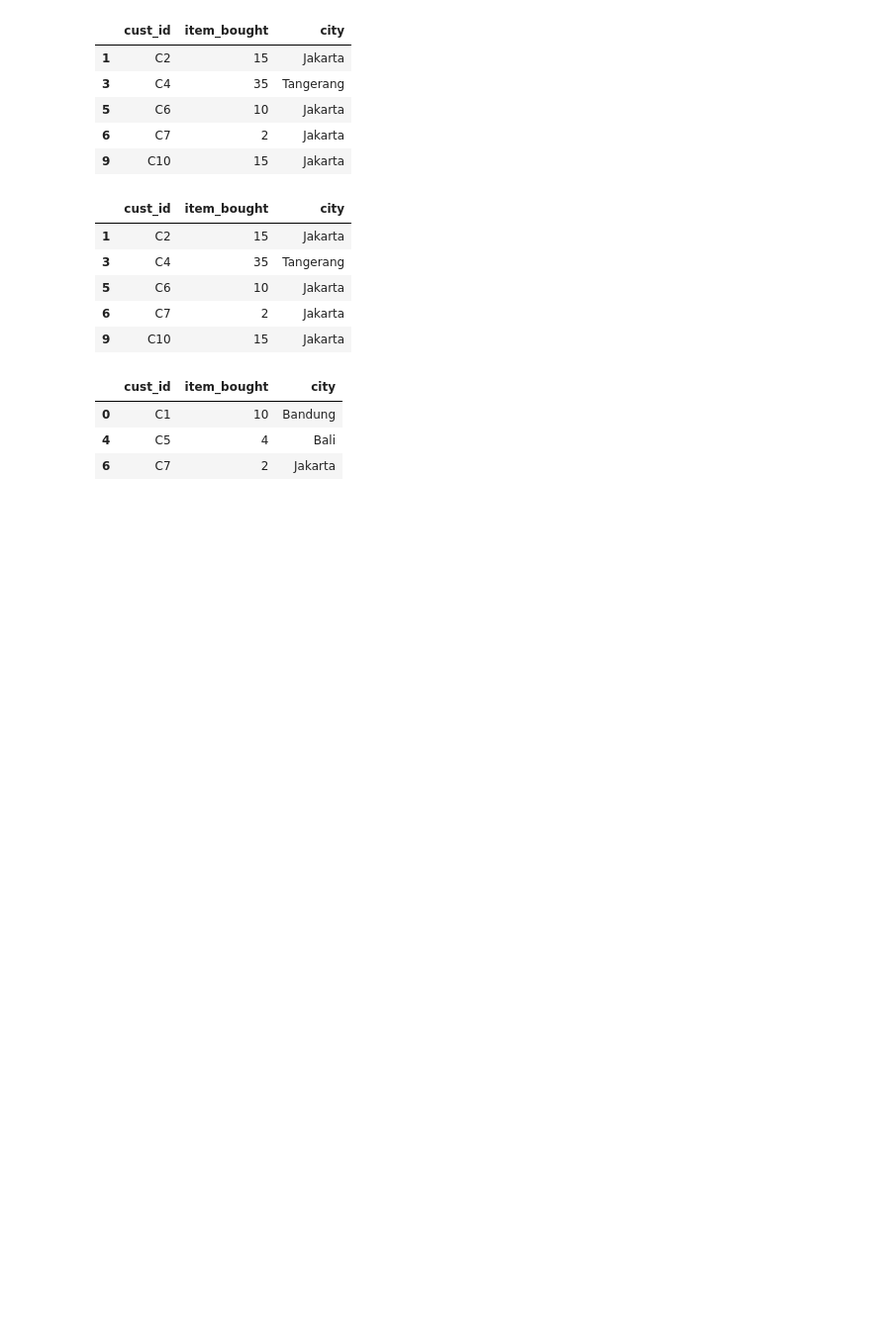
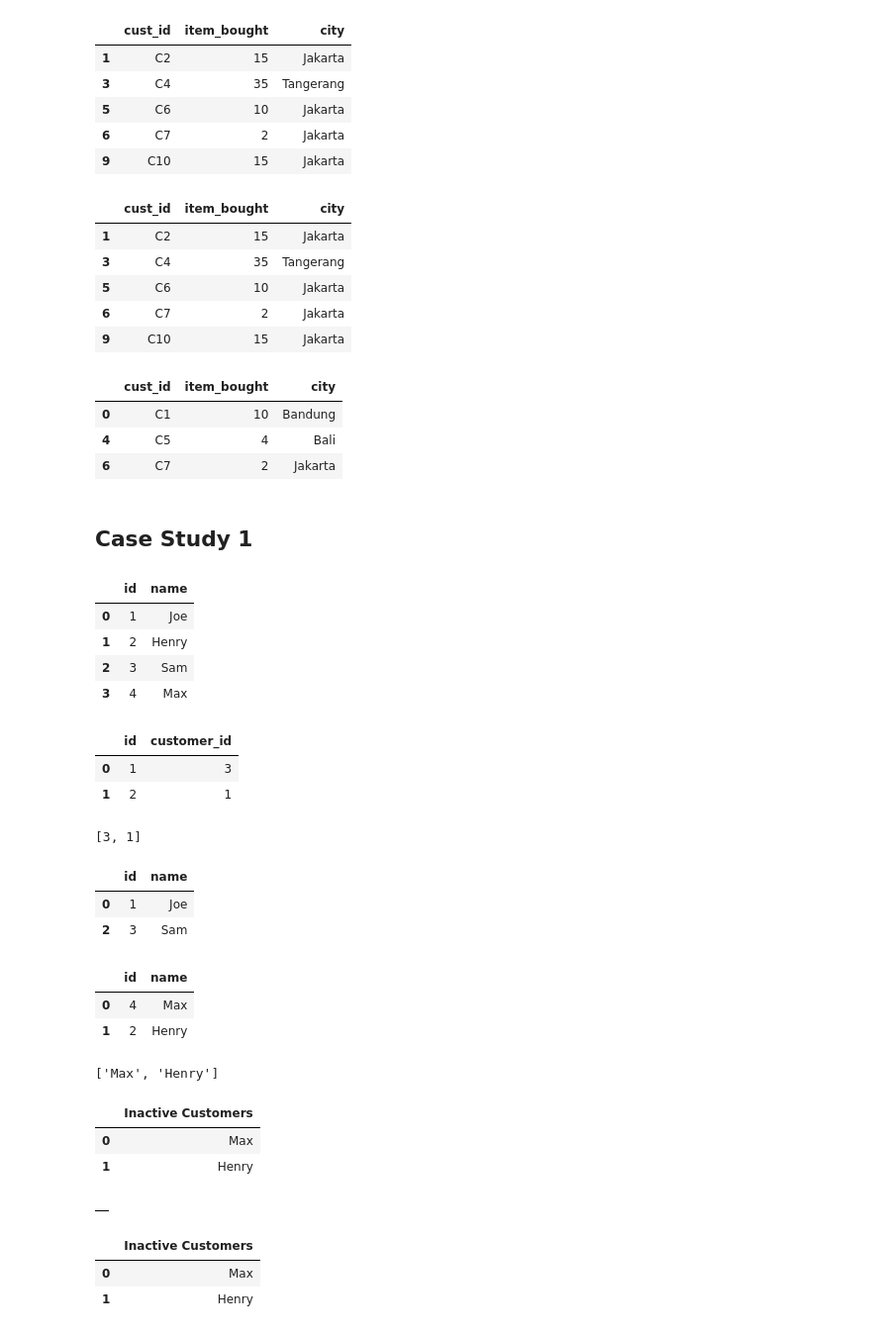
Before and after one commit to zanafiii/data-science-a-z, a Jupyter notebook: Part3_Working with Pandas & DataFrame.ipynb, the cells around one changed output. Shown at 99% size. Saved outputs shown, nothing was run; the diff lists cells and outputs as text; code cells hidden in the pictures; blank space fills up the shorter version.

Commit message:
study case 1

```diff
--- a/Part3_Working with Pandas & DataFrame.ipynb
+++ b/Part3_Working with Pandas & DataFrame.ipynb
@@ -739,3 +739,18 @@ df[(df["cust_id"].isin(list_cust))]
 | 0 | C1 | 10 | Bandung |
 | 4 | C5 | 4 | Bali |
 | 6 | C7 | 2 | Jakarta |
+# %% [markdown]
+## Case Study 1
+# %%
+customers = pd.DataFrame({
+    "id": [1,2,3,4],
+    "name": ["Joe","Henry","Sam","Max"]
+})
+# %%
+customers
+# %% [output]
+|  | id | name |
+| 0 | 1 | Joe |
+| 1 | 2 | Henry |
+| 2 | 3 | Sam |
+| 3 | 4 | Max |
@@ -741,0 +762,17 @@ df[(df["cust_id"].isin(list_cust))]
+# %%
+orders
+# %% [output]
+|  | id | customer_id |
+| 0 | 1 | 3 |
+| 1 | 2 | 1 |
+# %%
+id_order_list = list(orders["customer_id"])
+id_order_list
+# %% [output]
+[3, 1]
+# %%
+customers[(customers["id"].isin(id_order_list))]
+# %% [output]
+|  | id | name |
+| 0 | 1 | Joe |
+| 2 | 3 | Sam |
@@ -741,0 +781,26 @@ df[(df["cust_id"].isin(list_cust))]
+# %%
+df_cust_not_order
+# %% [output]
+|  | id | name |
+| 0 | 4 | Max |
+| 1 | 2 | Henry |
+# %%
+list_name = list(df_cust_not_order["name"])
+list_name
+# %% [output]
+['Max', 'Henry']
+# %%
+result = pd.DataFrame({
+    "Inactive Customers" : list_name
+})
+
+result
+# %% [output]
+|  | Inactive Customers |
+| 0 | Max |
+| 1 | Henry |
+# %%
+inactive_customers = pd.DataFrame()
+inactive_customers
+# %% [output]
+|  |
@@ -741,0 +811,6 @@ df[(df["cust_id"].isin(list_cust))]
+# %%
+inactive_customers
+# %% [output]
+|  | Inactive Customers |
+| 0 | Max |
+| 1 | Henry |
```
Also changed, not shown: parts of 3 cells of this notebook.
